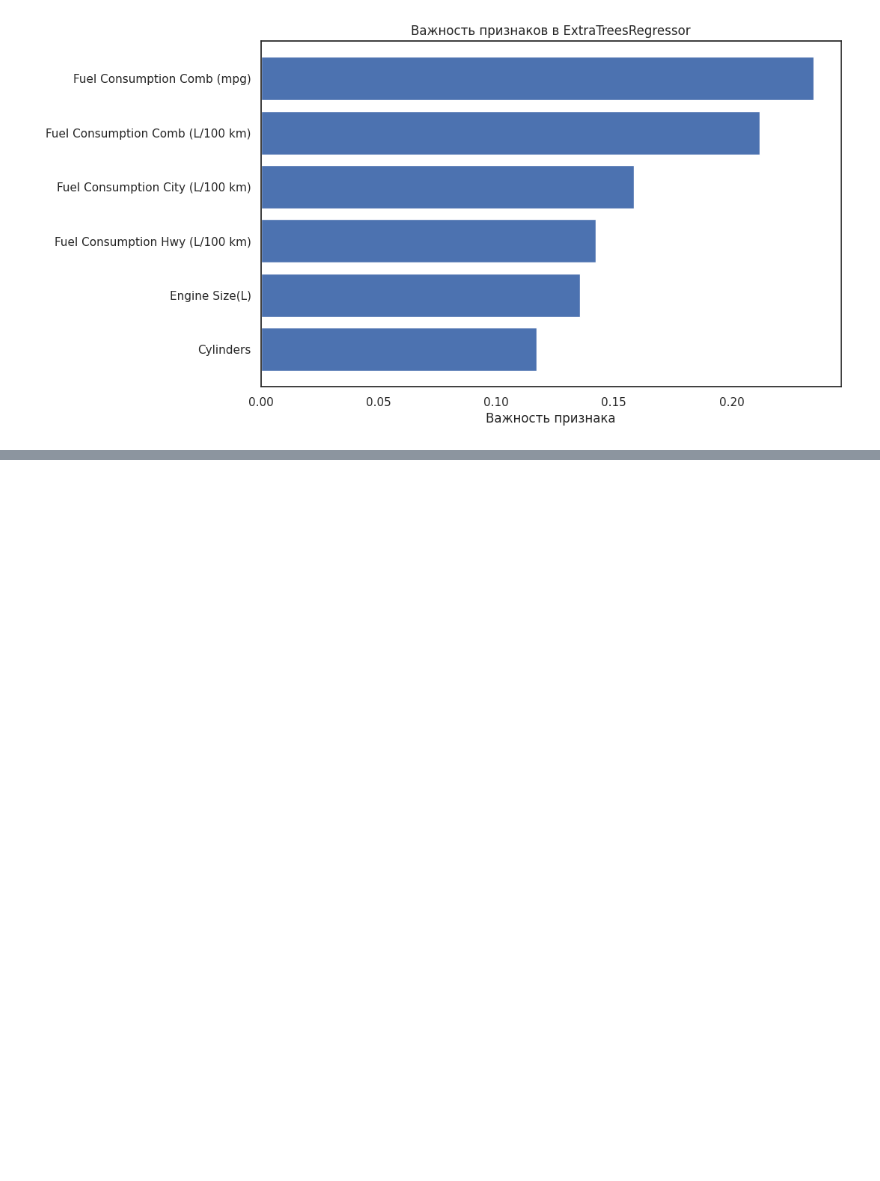
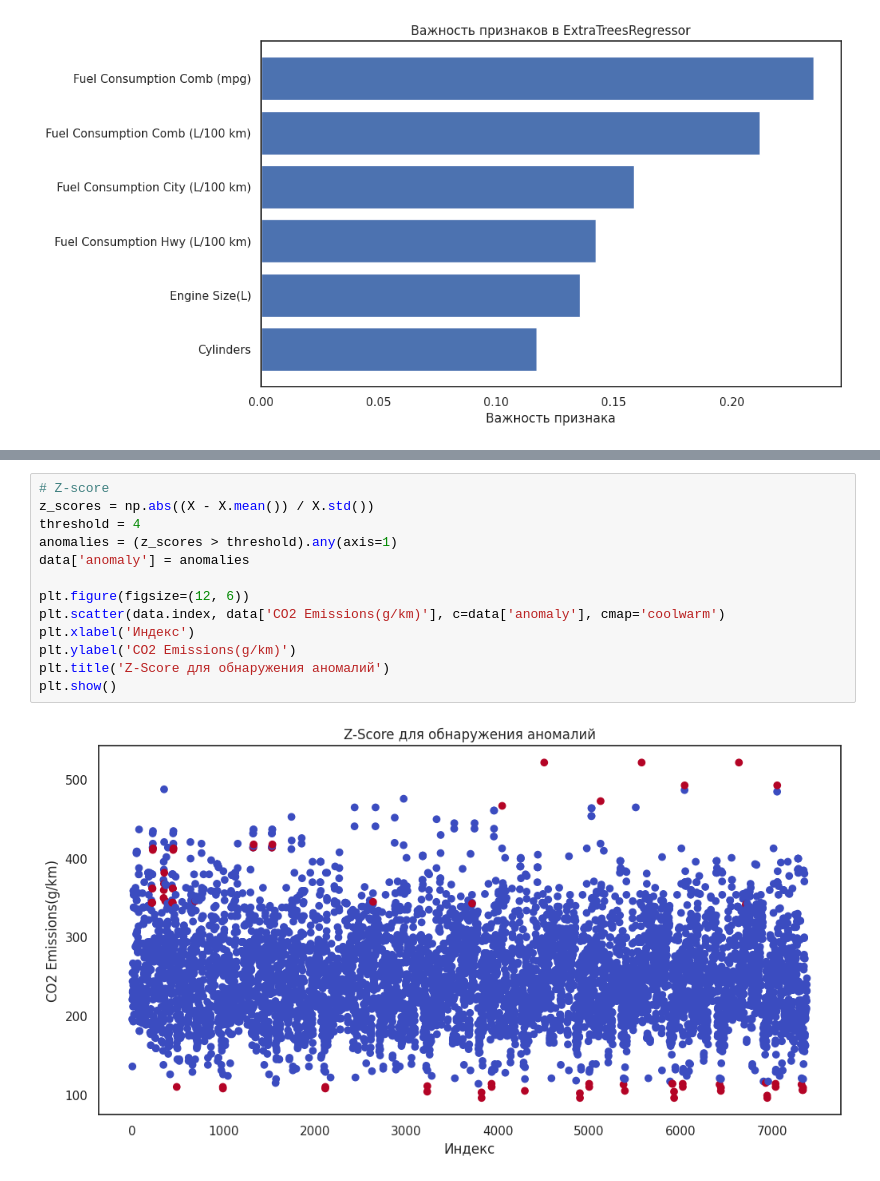
Before and after one commit to WanyaKruk/DZ-5, a Jupyter notebook: DZ_5.ipynb, the cells around one changed output, grey strips where cells are left out. Cells and saved outputs as stored; diff of their text form; blank space fills up the shorter version.

```diff
--- a/DZ_5.ipynb
+++ b/DZ_5.ipynb
@@ -435,0 +453,15 @@ plt.show()
+# %%
+# Z-score
+z_scores = np.abs((X - X.mean()) / X.std())
+threshold = 4
+anomalies = (z_scores > threshold).any(axis=1)
+data['anomaly'] = anomalies
+
+plt.figure(figsize=(12, 6))
+plt.scatter(data.index, data['CO2 Emissions(g/km)'], c=data['anomaly'], cmap='coolwarm')
+plt.xlabel('Индекс')
+plt.ylabel('CO2 Emissions(g/km)')
+plt.title('Z-Score для обнаружения аномалий')
+plt.show()
+# %% [output]
+[figure, added]
```
Also changed, not shown: parts of 4 cells of this notebook.
